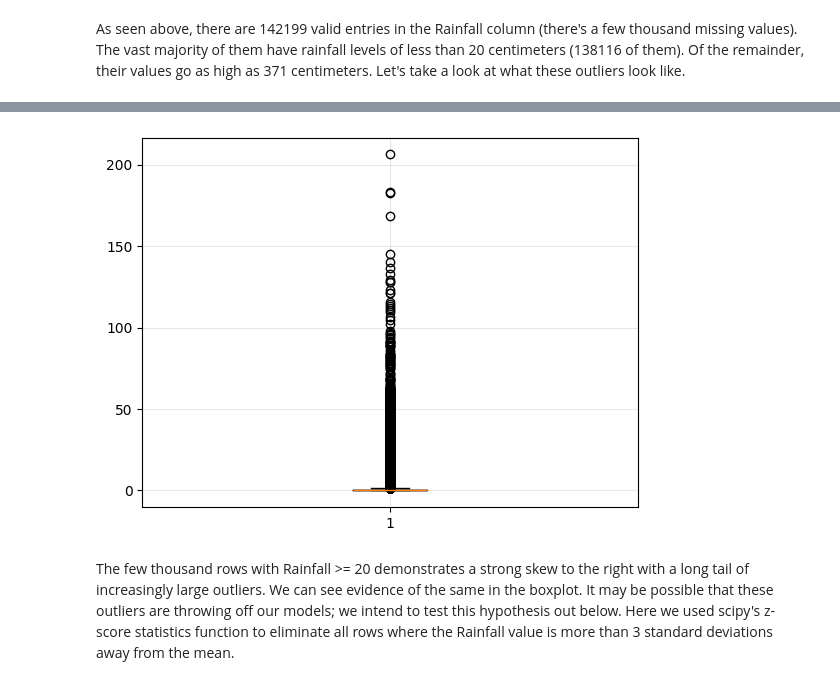
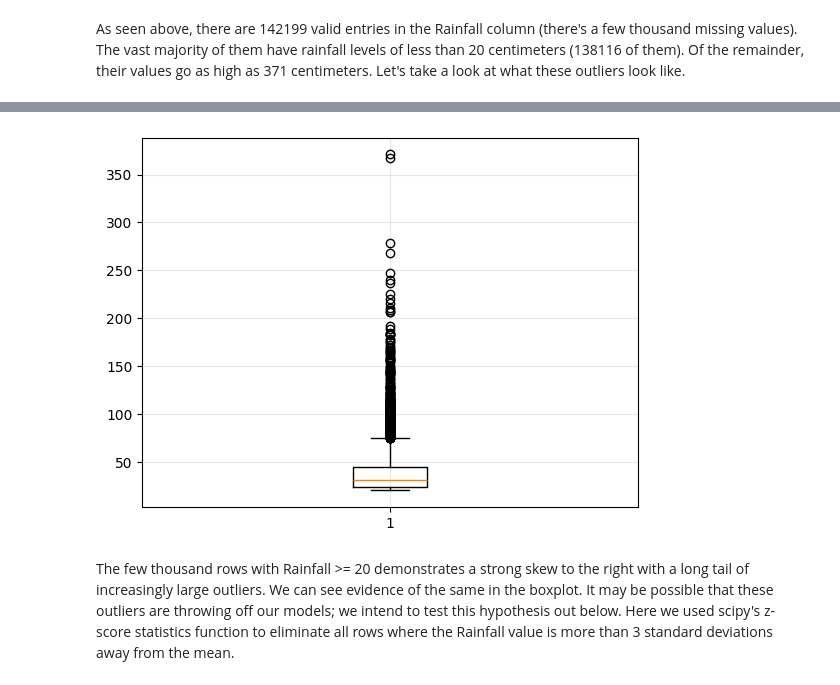
Before and after one commit to JasonWu00/ds675-mini-project, a Jupyter notebook: experimentation/Brian-Phung-Tran_Mickayla-Sujkowski_Ze-Hong-(Jason)-Wu_Milestone_4.ipynb, the cells around one changed output, grey strips where cells are left out. Saved outputs shown, nothing was run; the diff lists cells and outputs as text; code cells hidden in the pictures.

```diff
--- a/experimentation/Brian-Phung-Tran_Mickayla-Sujkowski_Ze-Hong-(Jason)-Wu_Milestone_4.ipynb
+++ b/experimentation/Brian-Phung-Tran_Mickayla-Sujkowski_Ze-Hong-(Jason)-Wu_Milestone_4.ipynb
@@ -1029,8 +1049,8 @@ plt.hist(df_r[df_r>=20], bins=100)
 # %%
-plt.boxplot(df_r, vert=True, patch_artist=False)
+plt.boxplot(df_r[df_r>=20], vert=True, patch_artist=False)
 plt.grid(True, alpha=0.3)
 # %% [output]
-[figure, old version]
+[figure, new version]
 # %% [markdown]
 The few thousand rows with Rainfall >= 20 demonstrates a strong skew to the right with a long tail of increasingly large outliers. We can see evidence of the same in the boxplot. It may be possible that these outliers are throwing off our models; we intend to test this hypothesis out below. Here we used scipy's z-score statistics function to eliminate all rows where the Rainfall value is more than 3 standard deviations away from the mean.
 # %%
```
Also changed, not shown: parts of 31 cells of this notebook.
